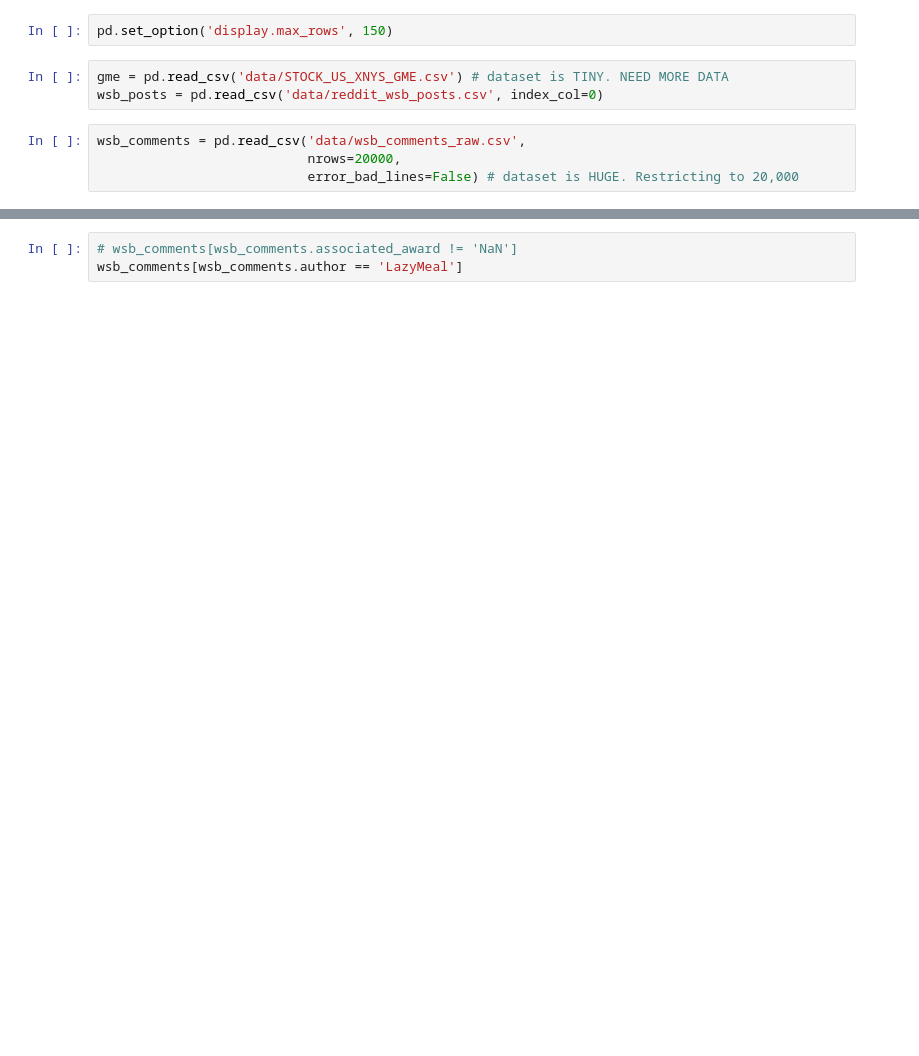
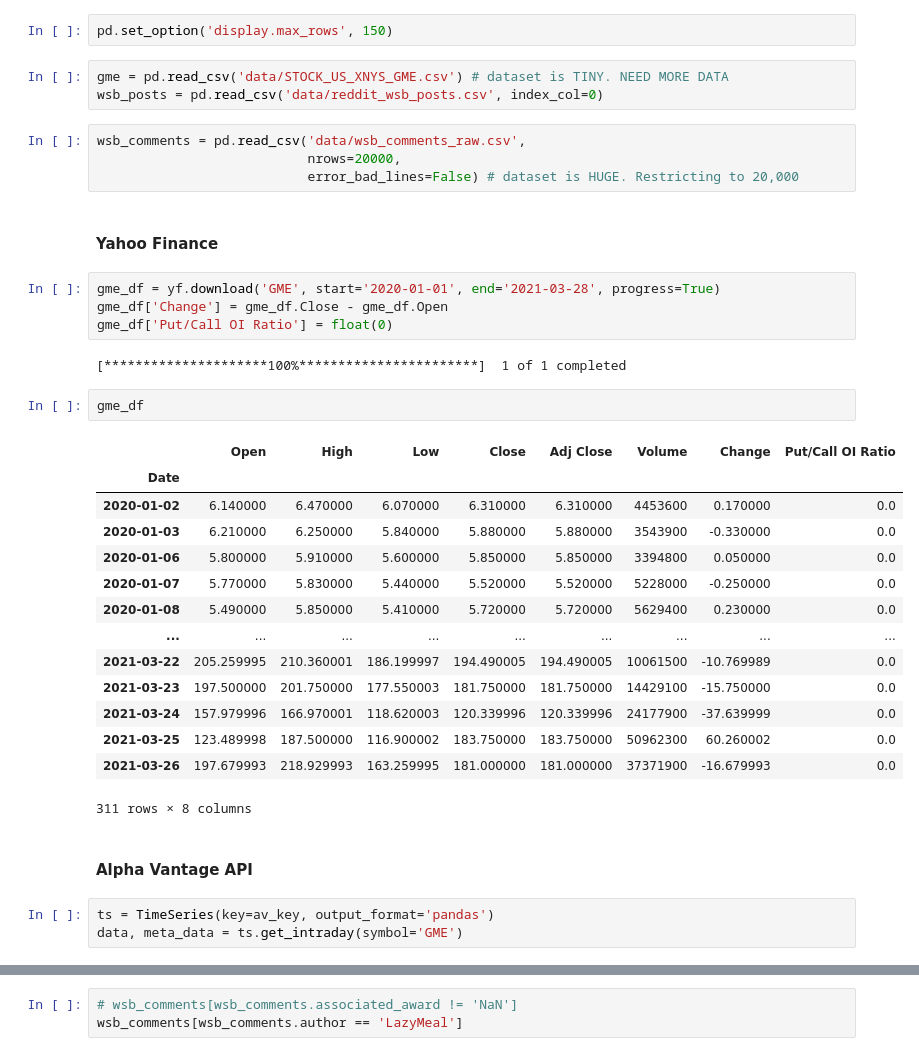
Before and after one commit to mike-flanagan/contraceptive-use-in-indonesia, a Jupyter notebook: GME_WSB_EDA.ipynb, the cells around one changed output, grey strips where cells are left out. Saved outputs shown, nothing was run; the diff lists cells and outputs as text; blank space fills up the shorter version.

```diff
--- a/GME_WSB_EDA.ipynb
+++ b/GME_WSB_EDA.ipynb
@@ -80,3 +34,33 @@ wsb_posts = pd.read_csv('data/reddit_wsb_posts.csv', index_col=0)
 wsb_comments = pd.read_csv('data/wsb_comments_raw.csv',
                            nrows=20000,
                            error_bad_lines=False) # dataset is HUGE. Restricting to 20,000
+# %% [markdown]
+#### Yahoo Finance
+# %%
+gme_df = yf.download('GME', start='2020-01-01', end='2021-03-28', progress=True)
+gme_df['Change'] = gme_df.Close - gme_df.Open
+gme_df['Put/Call OI Ratio'] = float(0)
+# %% [output]
+[*********************100%***********************]  1 of 1 completed
+# %%
+gme_df
+# %% [output]
+|  | Open | High | Low | Close | Adj Close | Volume | Change | Put/Call OI Ratio |
+| Date |  |  |  |  |  |  |  |  |
+| 2020-01-02 | 6.140000 | 6.470000 | 6.070000 | 6.310000 | 6.310000 | 4453600 | 0.170000 | 0.0 |
+| 2020-01-03 | 6.210000 | 6.250000 | 5.840000 | 5.880000 | 5.880000 | 3543900 | -0.330000 | 0.0 |
+| 2020-01-06 | 5.800000 | 5.910000 | 5.600000 | 5.850000 | 5.850000 | 3394800 | 0.050000 | 0.0 |
+| 2020-01-07 | 5.770000 | 5.830000 | 5.440000 | 5.520000 | 5.520000 | 5228000 | -0.250000 | 0.0 |
+| 2020-01-08 | 5.490000 | 5.850000 | 5.410000 | 5.720000 | 5.720000 | 5629400 | 0.230000 | 0.0 |
+| ... | ... | ... | ... | ... | ... | ... | ... | ... |
+| 2021-03-22 | 205.259995 | 210.360001 | 186.199997 | 194.490005 | 194.490005 | 10061500 | -10.769989 | 0.0 |
+| 2021-03-23 | 197.500000 | 201.750000 | 177.550003 | 181.750000 | 181.750000 | 14429100 | -15.750000 | 0.0 |
+| 2021-03-24 | 157.979996 | 166.970001 | 118.620003 | 120.339996 | 120.339996 | 24177900 | -37.639999 | 0.0 |
+| 2021-03-25 | 123.489998 | 187.500000 | 116.900002 | 183.750000 | 183.750000 | 50962300 | 60.260002 | 0.0 |
+| 2021-03-26 | 197.679993 | 218.929993 | 163.259995 | 181.000000 | 181.000000 | 37371900 | -16.679993 | 0.0 |
+311 rows × 8 columns
+# %% [markdown]
+#### Alpha Vantage API
+# %%
+ts = TimeSeries(key=av_key, output_format='pandas')
+data, meta_data = ts.get_intraday(symbol='GME')
```
Also changed, not shown: parts of 16 cells of this notebook.
